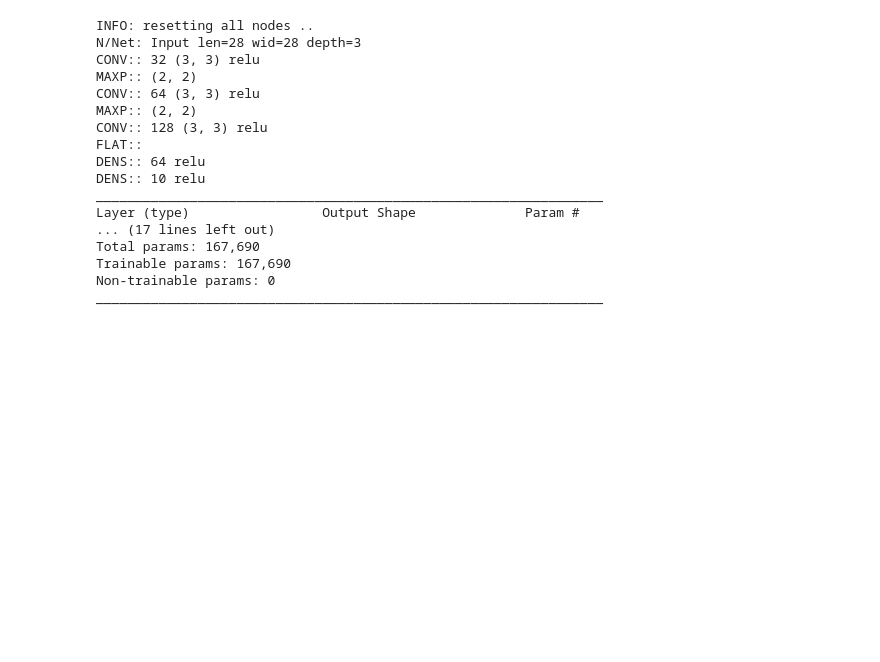
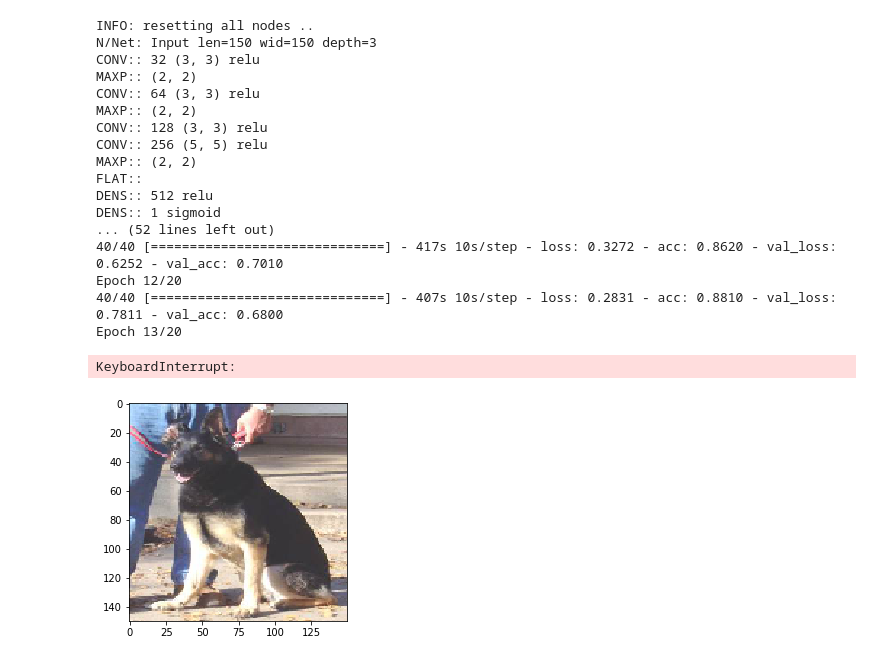
Before and after one commit to sudzam/ProjectX, a Jupyter notebook: sandbox/sudi/jupyter/VisionNet.ipynb, the cells around one changed output. Drawn from its saved outputs; the diff is of its cells as text; code cells hidden in the pictures; blank space fills up the shorter version.

```diff
--- a/sandbox/sudi/jupyter/VisionNet.ipynb
+++ b/sandbox/sudi/jupyter/VisionNet.ipynb
@@ -81,45 +162,53 @@ Using TensorFlow backend.
 # %%
-inp_len = 28
-inp_wid = 28
+inp_len = 150
+inp_wid = 150
 inp_dep = 3
 
 # number of classifiers i.e. outputs
-n_class = 10
+n_class = 1
 
 # network architecture
 NetArch=[
         # input
         ('input',inp_dep,(inp_len,inp_wid)),
 
         # conv + max pool layers
         ('conv2d' ,  32,(3,3),'relu'),
         ('maxpool'),
         ('conv2d' ,  64,(3,3),'relu'),
         ('maxpool'),
         ('conv2d' , 128,(3,3),'relu'),
+        # new
+        ('conv2d' , 256,(5,5),'relu'),
+        ('maxpool'),
 
         # flatten + fully connected
         ('flatten'),
-        ('dense'  , 64,       'relu'),
-        ('dense'  , n_class,  'relu')
+        ('dense'  , 512,       'relu'),
+        ('dense'  , n_class,  'sigmoid')
       ]
 
 my_model_1 = VisionNet(NetArch,verbose=1)
+my_model_1.SetupImageGen(num_train=2000,num_validation=1000,batch_size=50)
+my_model_1.model_compile(loss='binary_crossentropy')
+my_model_1.model_fit(epochs=20)
 # %% [output]
 INFO: resetting all nodes ..
-N/Net: Input len=28 wid=28 depth=3
+N/Net: Input len=150 wid=150 depth=3
 CONV:: 32 (3, 3) relu
 MAXP:: (2, 2)
 CONV:: 64 (3, 3) relu
 MAXP:: (2, 2)
 CONV:: 128 (3, 3) relu
+CONV:: 256 (5, 5) relu
+MAXP:: (2, 2)
 FLAT::
-DENS:: 64 relu
-DENS:: 10 relu
-_________________________________________________________________
-Layer (type)                 Output Shape              Param #
-... (17 lines left out)
-Total params: 167,690
-Trainable params: 167,690
-Non-trainable params: 0
-_________________________________________________________________
+DENS:: 512 relu
+DENS:: 1 sigmoid
+... (52 lines left out)
+40/40 [==============================] - 417s 10s/step - loss: 0.3272 - acc: 0.8620 - val_loss: 0.6252 - val_acc: 0.7010
+Epoch 12/20
+40/40 [==============================] - 407s 10s/step - loss: 0.2831 - acc: 0.8810 - val_loss: 0.7811 - val_acc: 0.6800
+Epoch 13/20
+KeyboardInterrupt:
+[figure, added]
```
Also changed, not shown: parts of 2 cells of this notebook, 1 other file.
